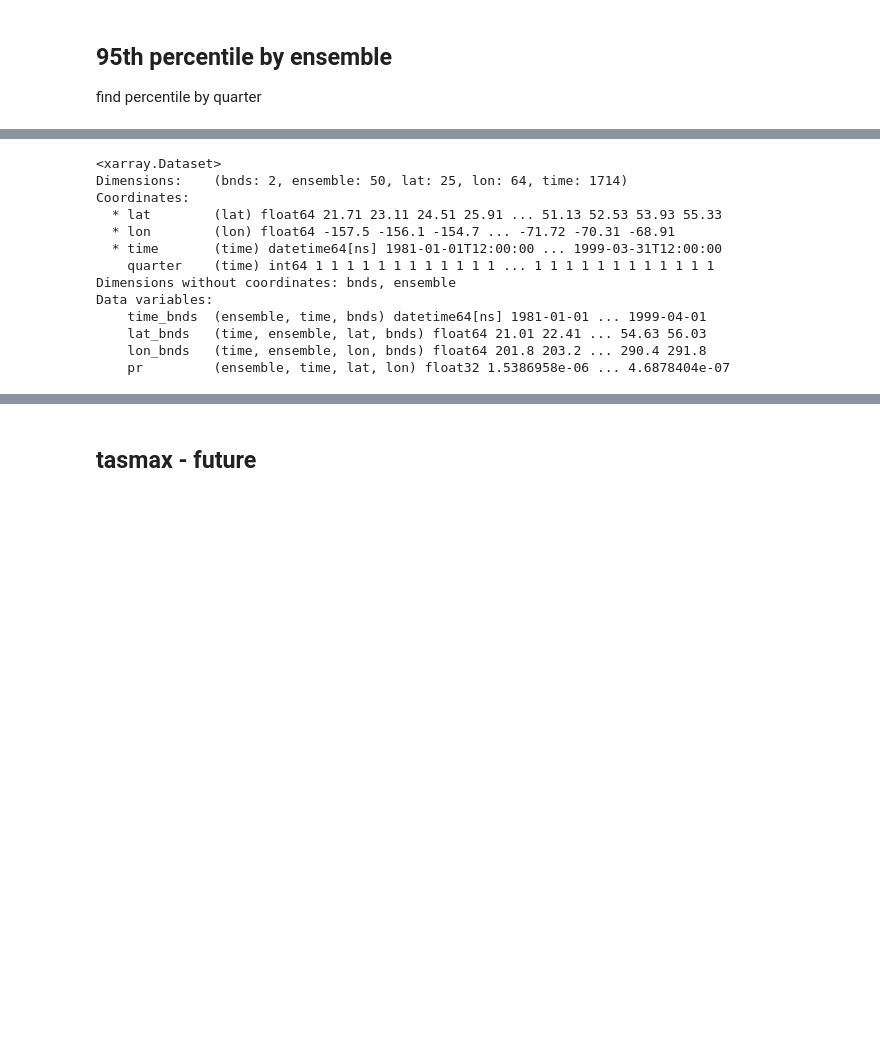
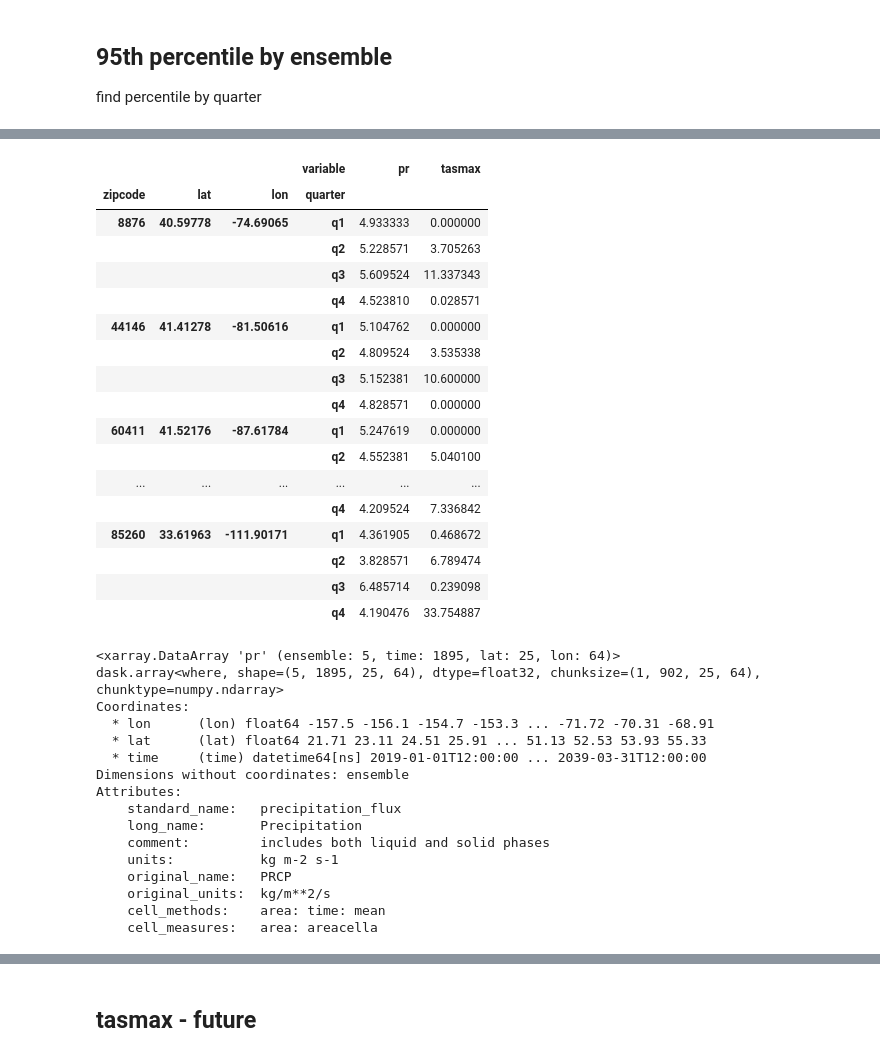
Before and after one commit to brianreed21/extremes, a Jupyter notebook: extremesCleaningCode/cmip6Processing.ipynb, the cells around one changed output, grey strips where cells are left out. Saved outputs shown, nothing was run; the diff lists cells and outputs as text; code cells hidden in the pictures; blank space fills up the shorter version.

```diff
--- a/extremesCleaningCode/cmip6Processing.ipynb
+++ b/extremesCleaningCode/cmip6Processing.ipynb
@@ -252,0 +460,21 @@ def getHistData(weather):
+# %%
+preds.pivot(index=['zipcode','lat','lon', 'quarter'], columns='variable', values='extremePred')
+# %% [output]
+|  |  |  | variable | pr | tasmax |
+| zipcode | lat | lon | quarter |  |  |
+| 8876 | 40.59778 | -74.69065 | q1 | 4.933333 | 0.000000 |
+|  |  |  | q2 | 5.228571 | 3.705263 |
+|  |  |  | q3 | 5.609524 | 11.337343 |
+|  |  |  | q4 | 4.523810 | 0.028571 |
+| 44146 | 41.41278 | -81.50616 | q1 | 5.104762 | 0.000000 |
+|  |  |  | q2 | 4.809524 | 3.535338 |
+|  |  |  | q3 | 5.152381 | 10.600000 |
+|  |  |  | q4 | 4.828571 | 0.000000 |
+| 60411 | 41.52176 | -87.61784 | q1 | 5.247619 | 0.000000 |
+|  |  |  | q2 | 4.552381 | 5.040100 |
+| ... | ... | ... | ... | ... | ... |
+|  |  |  | q4 | 4.209524 | 7.336842 |
+| 85260 | 33.61963 | -111.90171 | q1 | 4.361905 | 0.468672 |
+|  |  |  | q2 | 3.828571 | 6.789474 |
+|  |  |  | q3 | 6.485714 | 0.239098 |
+|  |  |  | q4 | 4.190476 | 33.754887 |
@@ -253,16 +486,19 @@ def getHistData(weather):
 # %%
-df.where(df.time.dt.quarter == 1,drop=True)
+q1Future.pr.where(prFuture.time.dt.quarter == 1, drop = True) -
 # %% [output]
-<xarray.Dataset>
-Dimensions:    (bnds: 2, ensemble: 50, lat: 25, lon: 64, time: 1714)
+<xarray.DataArray 'pr' (ensemble: 5, time: 1895, lat: 25, lon: 64)>
+dask.array<where, shape=(5, 1895, 25, 64), dtype=float32, chunksize=(1, 902, 25, 64), chunktype=numpy.ndarray>
 Coordinates:
-  * lat        (lat) float64 21.71 23.11 24.51 25.91 ... 51.13 52.53 53.93 55.33
-  * lon        (lon) float64 -157.5 -156.1 -154.7 ... -71.72 -70.31 -68.91
-  * time       (time) datetime64[ns] 1981-01-01T12:00:00 ... 1999-03-31T12:00:00
-    quarter    (time) int64 1 1 1 1 1 1 1 1 1 1 1 1 ... 1 1 1 1 1 1 1 1 1 1 1 1
-Dimensions without coordinates: bnds, ensemble
-Data variables:
-    time_bnds  (ensemble, time, bnds) datetime64[ns] 1981-01-01 ... 1999-04-01
-    lat_bnds   (time, ensemble, lat, bnds) float64 21.01 22.41 ... 54.63 56.03
-    lon_bnds   (time, ensemble, lon, bnds) float64 201.8 203.2 ... 290.4 291.8
-    pr         (ensemble, time, lat, lon) float32 1.5386958e-06 ... 4.6878404e-07
+  * lon      (lon) float64 -157.5 -156.1 -154.7 -153.3 ... -71.72 -70.31 -68.91
+  * lat      (lat) float64 21.71 23.11 24.51 25.91 ... 51.13 52.53 53.93 55.33
+  * time     (time) datetime64[ns] 2019-01-01T12:00:00 ... 2039-03-31T12:00:00
+Dimensions without coordinates: ensemble
+Attributes:
+    standard_name:   precipitation_flux
+    long_name:       Precipitation
+    comment:         includes both liquid and solid phases
+    units:           kg m-2 s-1
+    original_name:   PRCP
+    original_units:  kg/m**2/s
+    cell_methods:    area: time: mean
+    cell_measures:   area: areacella
```
Also changed, not shown: parts of 41 cells of this notebook.
